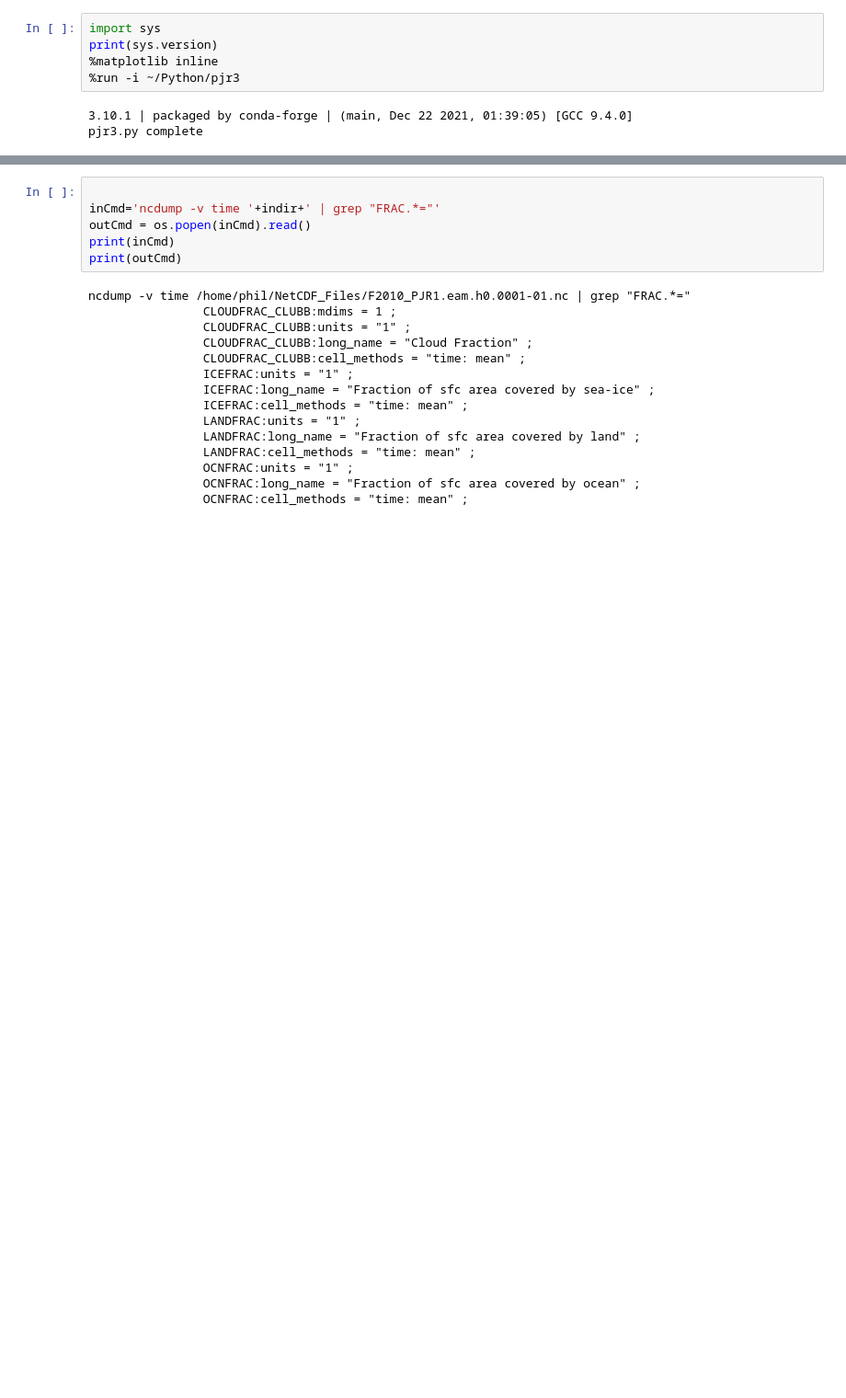
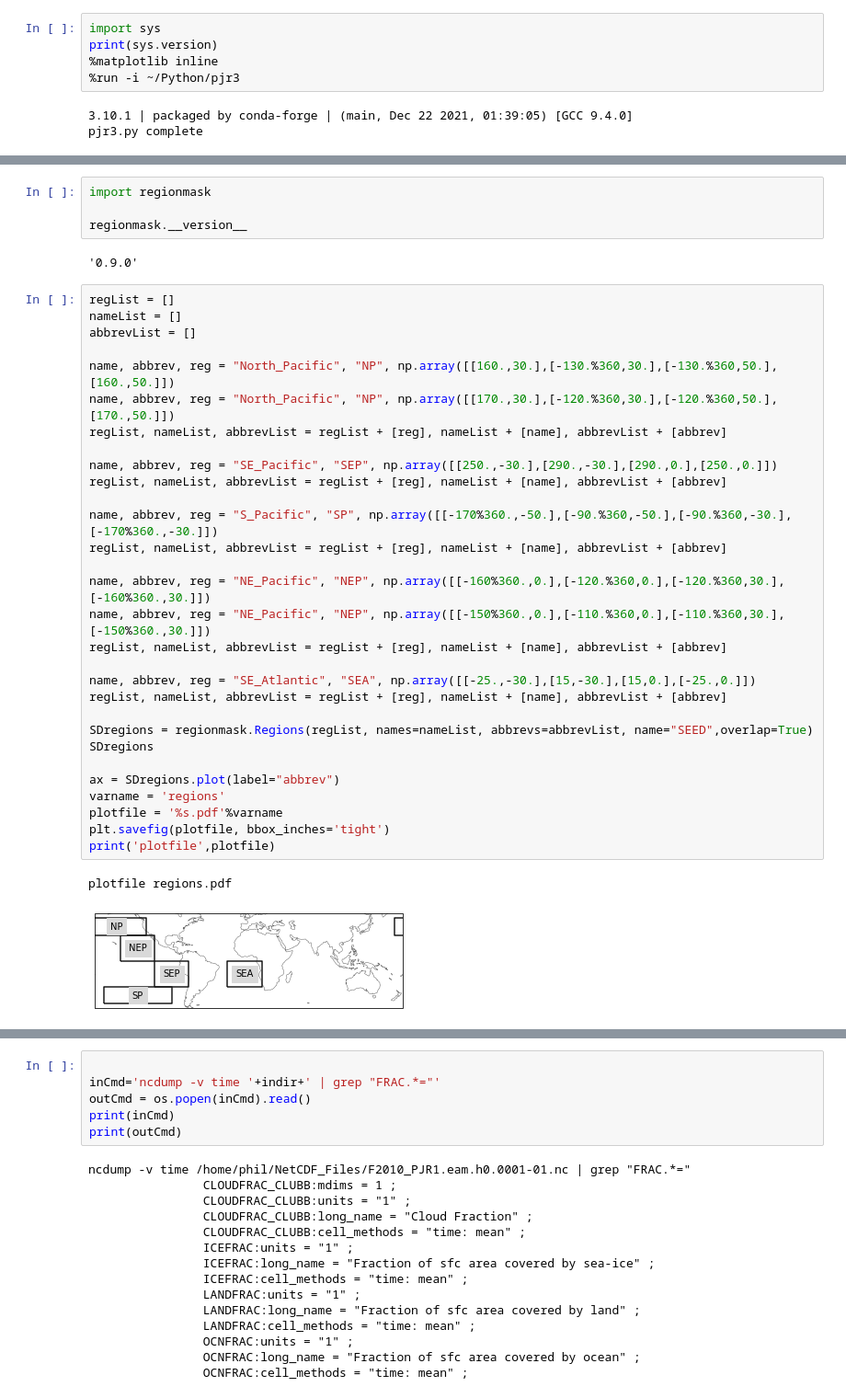
Before and after one commit to philrasch/PhilsPython, a Jupyter notebook: Examples/region_sfctype_anal.ipynb, the cells around one changed output, grey strips where cells are left out. Shown at 92% size. Cells and saved outputs as stored; diff of their text form; blank space fills up the shorter version.

```diff
--- a/Examples/region_sfctype_anal.ipynb
+++ b/Examples/region_sfctype_anal.ipynb
@@ -214,0 +37,39 @@ V4 ocean region fraction of total ocean surface  0.038017809032069756
+# %%
+import regionmask
+
+regionmask.__version__
+# %% [output]
+'0.9.0'
+# %%
+regList = []
+nameList = []
+abbrevList = []
+
+name, abbrev, reg = "North_Pacific", "NP", np.array([[160.,30.],[-130.%360,30.],[-130.%360,50.],[160.,50.]])
+name, abbrev, reg = "North_Pacific", "NP", np.array([[170.,30.],[-120.%360,30.],[-120.%360,50.],[170.,50.]])
+regList, nameList, abbrevList = regList + [reg], nameList + [name], abbrevList + [abbrev]
+
+name, abbrev, reg = "SE_Pacific", "SEP", np.array([[250.,-30.],[290.,-30.],[290.,0.],[250.,0.]])
+regList, nameList, abbrevList = regList + [reg], nameList + [name], abbrevList + [abbrev]
+
+name, abbrev, reg = "S_Pacific", "SP", np.array([[-170%360.,-50.],[-90.%360,-50.],[-90.%360,-30.],[-170%360.,-30.]])
+regList, nameList, abbrevList = regList + [reg], nameList + [name], abbrevList + [abbrev]
+
+name, abbrev, reg = "NE_Pacific", "NEP", np.array([[-160%360.,0.],[-120.%360,0.],[-120.%360,30.],[-160%360.,30.]])
+name, abbrev, reg = "NE_Pacific", "NEP", np.array([[-150%360.,0.],[-110.%360,0.],[-110.%360,30.],[-150%360.,30.]])
+regList, nameList, abbrevList = regList + [reg], nameList + [name], abbrevList + [abbrev]
+
+name, abbrev, reg = "SE_Atlantic", "SEA", np.array([[-25.,-30.],[15,-30.],[15,0.],[-25.,0.]])
+regList, nameList, abbrevList = regList + [reg], nameList + [name], abbrevList + [abbrev]
+
+SDregions = regionmask.Regions(regList, names=nameList, abbrevs=abbrevList, name="SEED",overlap=True)
+SDregions
+
+ax = SDregions.plot(label="abbrev")
+varname = 'regions'
+plotfile = '%s.pdf'%varname
+plt.savefig(plotfile, bbox_inches='tight')
+print('plotfile',plotfile)
+# %% [output]
+plotfile regions.pdf
+[figure, added]
```
Also changed, not shown: parts of 20 cells of this notebook, 2 other files.
